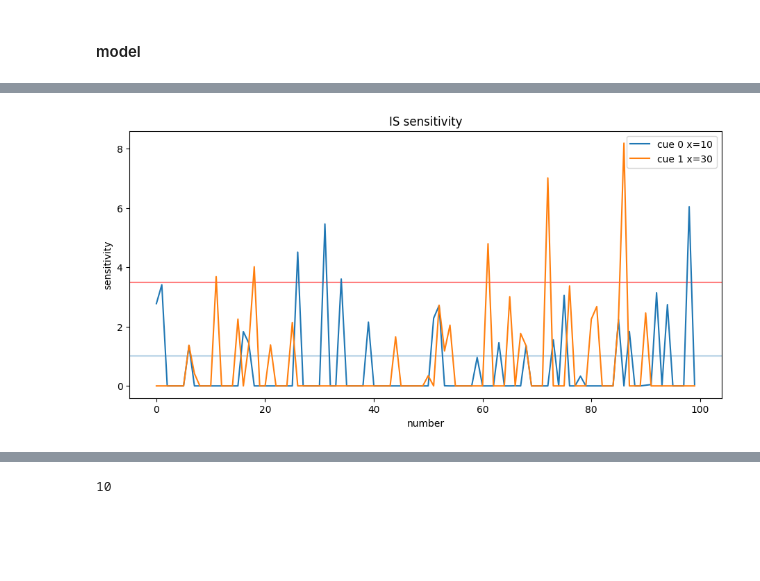
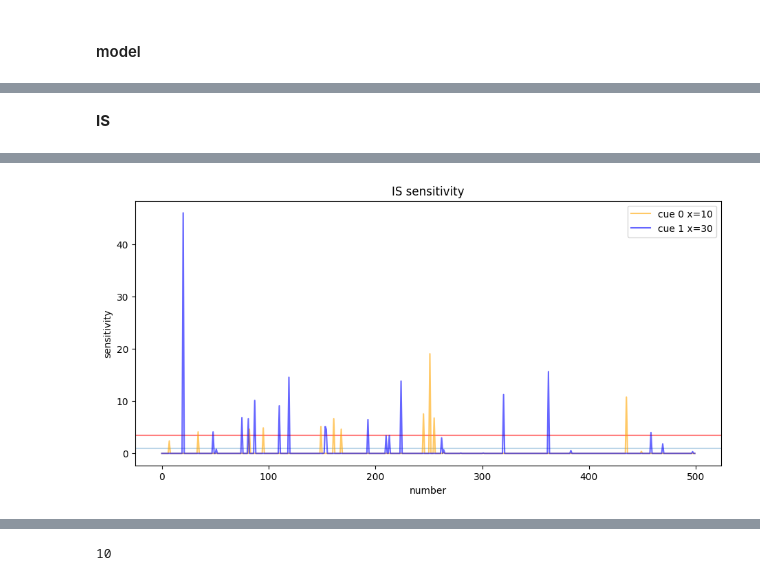
Before and after one commit to iKiru-hub/KAMemory, a Jupyter notebook: src/lab_2.ipynb, the cells around one changed output, grey strips where cells are left out. Saved outputs shown, nothing was run; the diff lists cells and outputs as text; code cells hidden in the pictures; blank space fills up the shorter version.

```diff
--- a/src/lab_2.ipynb
+++ b/src/lab_2.ipynb
@@ -945,7 +1192,7 @@ network_params = {}
 network_params["mec_N_x"] = 50
 network_params["mec_N_y"] = 1
 network_params["dim_mec"] = network_params["mec_N_x"]*network_params["mec_N_y"]
-network_params["mec_sigma"] = 7
+network_params["mec_sigma"] = 4
 network_params["dim_lec"] = 50
 network_params["num_cues"] = 2
 NUM_CUES = network_params["num_cues"]
@@ -953,14 +1200,14 @@ NUM_CUES = network_params["num_cues"]
 network_params["bias"] = False
 
 network_params["dim_ei"] = network_params["dim_mec"] + network_params["dim_lec"]
-network_params["dim_ca3"] = 100
-network_params["dim_ca1"] = 100
+network_params["dim_ca3"] = 1000
+network_params["dim_ca1"] = 1000
 network_params["dim_eo"] = network_params["dim_ei"]
 
 network_params["K_lec"] = 5
 network_params["K_ei"] = 10
 network_params["K_ca3"] = 10
-network_params["K_ca1"] = 20
+network_params["K_ca1"] = 10
 network_params["K_eo"] = network_params["K_ei"]
 
 network_params["beta_ei"] = 150
@@ -984,10 +1231,10 @@ logger
 # %%
 """ make data """
 
-num_train_stimuli = 512
-num_test_stimuli = 512
+num_train_stimuli = 500
+num_test_stimuli = 500
 
-training_samples, _ = sparse_stimulus_generator_sensory(num_stimuli=num_train_stimuli,
+training_samples, _, _ = sparse_stimulus_generator_sensory(num_stimuli=num_train_stimuli,
                                                 K = network_params["K_lec"],
                                                 mec_size=network_params["dim_mec"],
                                                 lec_size=network_params["dim_lec"],
@@ -997,12 +1244,12 @@ training_samples, _ = sparse_stimulus_generator_sensory(num_stimuli=num_train_st
                                                 lap_length=track_params["length"],
                                                 num_laps=None,#track_params["num_laps"],
                                                 num_cues=None,#network_params["num_cues"],
-                                                position_list =None,
+                                                position_list=None,
                                                 cue_positions=None,
                                                 sen_list=None,
                                                 plot=False)
 
-test_samples, _ = sparse_stimulus_generator_sensory(num_stimuli=num_test_stimuli,
+test_samples, _, _ = sparse_stimulus_generator_sensory(num_stimuli=num_test_stimuli,
                                                 K = network_params["K_lec"],
                                                 mec_size=network_params["dim_mec"],
                                                 lec_size=network_params["dim_lec"],
@@ -1058,11 +1305,12 @@ loss_ae, autoencoder = utils.train_autoencoder(
 #### model
 # %%
 """ initialization """
-network_params["alpha"] = 0.4
+network_params["alpha"] = 0.5
+alpha_baseline = 0.1
 network_params["num_cues"] = 2
 track_params["cue_position"] = [10, 30]
 
-track_train_input, lap_cues = get_track_input(tp=track_params,
+track_train_input, lap_cues, alpha_samples = get_track_input(tp=track_params,
                                          network_params=network_params)
 logger(f"shape: {track_train_input.shape} {lap_cues.shape}")
 
@@ -1079,14 +1327,15 @@ model = models.MTL(W_ei_ca1=W_ei_ca1,
             K_ca3=network_params["K_ca3"],
             beta=network_params["beta_ca1"],
             alpha=network_params["alpha"],
-            identity_IS=False
-            )
+            identity_IS=False,
+            random_IS=False)
 
 """ run """
-epochs = 1
-for _ in range(epochs):
-    _, model = utils.testing(data=track_train_input,
-                             model=model,
-                             column=True)
+_, model = testing_mod(data=track_train_input,
+                                 model=model,
+                                 alpha_samples=alpha_samples,
+                                 alpha_baseline=alpha_baseline,
+                                 column=True)
+
 logger
 # %% [output]
@@ -1133,6 +1384,8 @@ plt.show()
+# %% [markdown]
+**IS**
 # %%
 # all activity of IS
-K_HIGHEST = 4
+K_HIGHEST = 10
 is_activity = np.array(model.recordings["IS"]).reshape((track_params["num_laps"],
                                                      track_params["length"], -1))
 logger(f"{is_activity.shape}")
@@ -1146,6 +1399,8 @@ plt.axhline(3.5, alpha=0.5, color="red")
 # average activity of each neuron
 avg_activities = []
 is_laps_data = {i: {} for i in range(NUM_CUES)}
+
+colors = ["orange", "blue"]
 for k in range(NUM_CUES):
     a_cue = np.mean(is_activity[np.where(lap_cues==k)[0]], axis=0)
     avg_a_cue = a_cue.mean(axis=0)
@@ -1157,7 +1412,8 @@ for k in range(NUM_CUES):
     is_laps_data[k]["sensitivity"] = sensitivity
     is_laps_data[k]["k-th"] = np.argsort(sensitivity)[-K_HIGHEST:]
 
-    plt.plot(range(100), sensitivity, label=f"cue {k} x={track_params['cue_position'][k]}")
+    plt.plot(range(network_params["dim_ca1"]), sensitivity, color=colors[k], alpha=0.6,
+             label=f"cue {k} x={track_params['cue_position'][k]}")
     #plt.hist(is_laps_data[k]["sensitivity"], bins=10, label=f"cue {k}", alpha=0.2)
 
 plt.xlabel("number")
@@ -1170 +1426 @@ plt.show()
-[figure, old version]
+[figure, new version]
```
Also changed, not shown: parts of 34 cells of this notebook, 3 other files.
